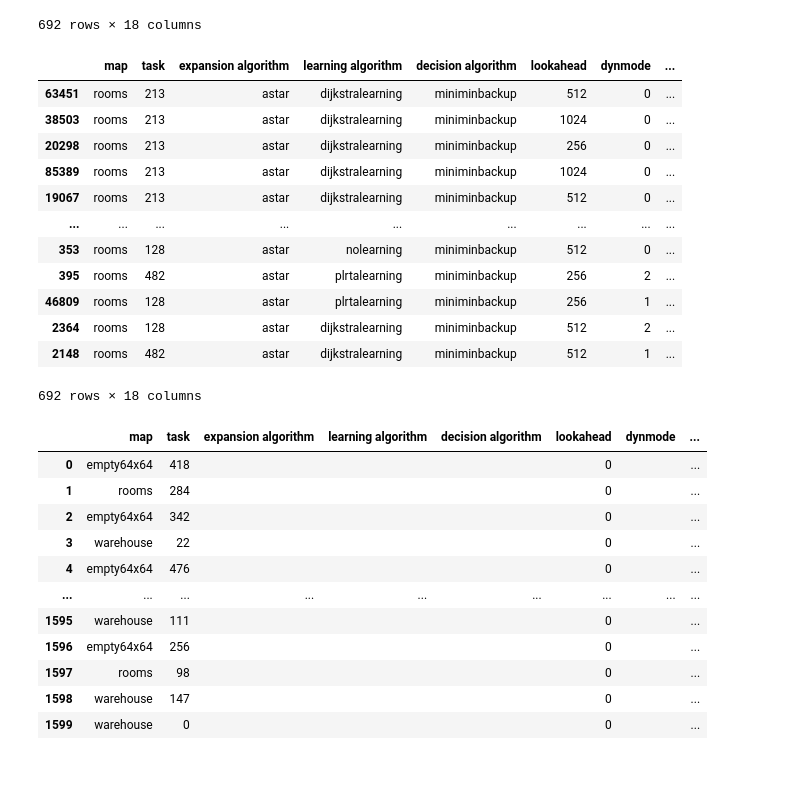
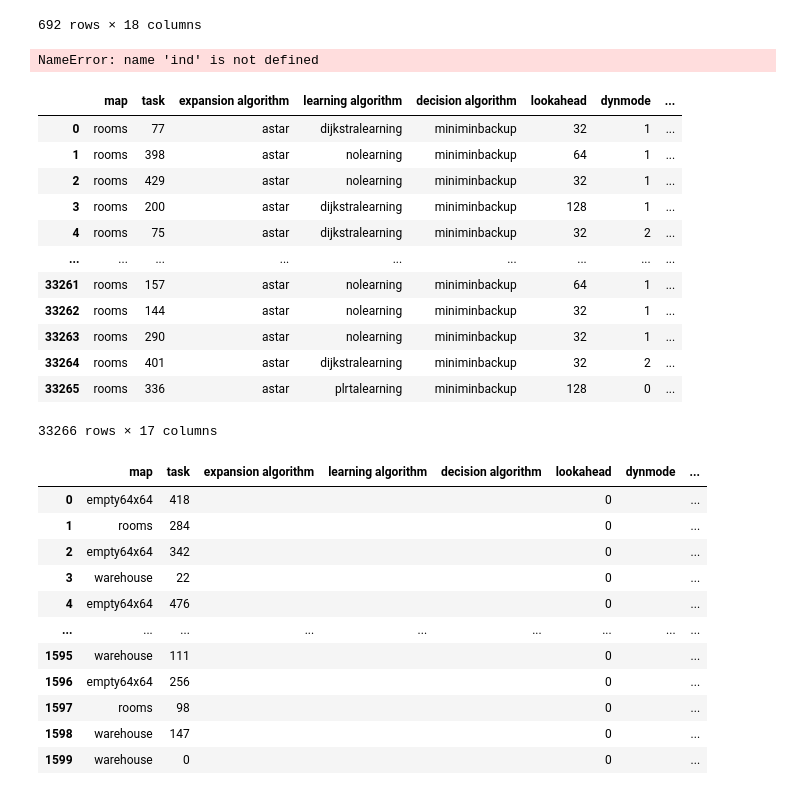
Before and after one commit to gtianyi/SituatedSIPP, a Jupyter notebook: scripts/make plots.ipynb, the cells around one changed output. Drawn from its saved outputs; the diff is of its cells as text; code cells hidden in the pictures.

```diff
--- a/scripts/make plots.ipynb
+++ b/scripts/make plots.ipynb
@@ -45,11 +45,11 @@ labels = ["survived", "died", "timed out", "stepped out"]
 
 plot_folder = "results_plots/"
 # %%
-data = pd.read_csv("data_feb23_rooms_more.csv", index_col = 0, na_values=[],keep_default_na = False)
-ref_dat = pd.read_csv("data_reference.csv", index_col = 0, na_values=[],keep_default_na = False)
-reference = defaultdict(dict)
-for i in ref_dat.index:
-    reference[ref_dat.loc[i, "map"]][ref_dat.loc[i, "task"]] = ref_dat.loc[i, "solution duration"]
+data = pd.read_csv("data_mar4.csv", index_col = 0, na_values=[],keep_default_na = False)
+#ref_dat = pd.read_csv("data_reference.csv", index_col = 0, na_values=[],keep_default_na = False)
+#reference = defaultdict(dict)
+#for i in ref_dat.index:
+#    reference[ref_dat.loc[i, "map"]][ref_dat.loc[i, "task"]] = ref_dat.loc[i, "solution duration"]
 # %%
 data["optimal duration"] = 0.0
 for i in data.index:
@@ -75,19 +75,23 @@ data.loc[data["solution duration"] != "na"].loc[ind].sort_values("task")
 # %%
 data.loc[data["solution duration"] != "na"].loc[ind].sort_values("steps")
 # %% [output]
-|  | map | task | expansion algorithm | learning algorithm | decision algorithm | lookahead | dynmode | ... |
-| 63451 | rooms | 213 | astar | dijkstralearning | miniminbackup | 512 | 0 | ... |
-| 38503 | rooms | 213 | astar | dijkstralearning | miniminbackup | 1024 | 0 | ... |
-| 20298 | rooms | 213 | astar | dijkstralearning | miniminbackup | 256 | 0 | ... |
-| 85389 | rooms | 213 | astar | dijkstralearning | miniminbackup | 1024 | 0 | ... |
-| 19067 | rooms | 213 | astar | dijkstralearning | miniminbackup | 512 | 0 | ... |
-| ... | ... | ... | ... | ... | ... | ... | ... | ... |
-| 353 | rooms | 128 | astar | nolearning | miniminbackup | 512 | 0 | ... |
-| 395 | rooms | 482 | astar | plrtalearning | miniminbackup | 256 | 2 | ... |
-| 46809 | rooms | 128 | astar | plrtalearning | miniminbackup | 256 | 1 | ... |
-| 2364 | rooms | 128 | astar | dijkstralearning | miniminbackup | 512 | 2 | ... |
-| 2148 | rooms | 482 | astar | dijkstralearning | miniminbackup | 512 | 1 | ... |
-692 rows × 18 columns
+NameError: name 'ind' is not defined
+# %%
+data
+# %% [output]
+|  | map | task | expansion algorithm | learning algorithm | decision algorithm | lookahead | dynmode | ... |
+| 0 | rooms | 77 | astar | dijkstralearning | miniminbackup | 32 | 1 | ... |
+| 1 | rooms | 398 | astar | nolearning | miniminbackup | 64 | 1 | ... |
+| 2 | rooms | 429 | astar | nolearning | miniminbackup | 32 | 1 | ... |
+| 3 | rooms | 200 | astar | dijkstralearning | miniminbackup | 128 | 1 | ... |
+| 4 | rooms | 75 | astar | dijkstralearning | miniminbackup | 32 | 2 | ... |
+| ... | ... | ... | ... | ... | ... | ... | ... | ... |
+| 33261 | rooms | 157 | astar | nolearning | miniminbackup | 64 | 1 | ... |
+| 33262 | rooms | 144 | astar | nolearning | miniminbackup | 32 | 1 | ... |
+| 33263 | rooms | 290 | astar | nolearning | miniminbackup | 32 | 1 | ... |
+| 33264 | rooms | 401 | astar | dijkstralearning | miniminbackup | 32 | 2 | ... |
+| 33265 | rooms | 336 | astar | plrtalearning | miniminbackup | 128 | 0 | ... |
+33266 rows × 17 columns
 # %%
 filt = {
  'map': "rooms",
```
Also changed, not shown: parts of 2 cells of this notebook, 7 other files.
